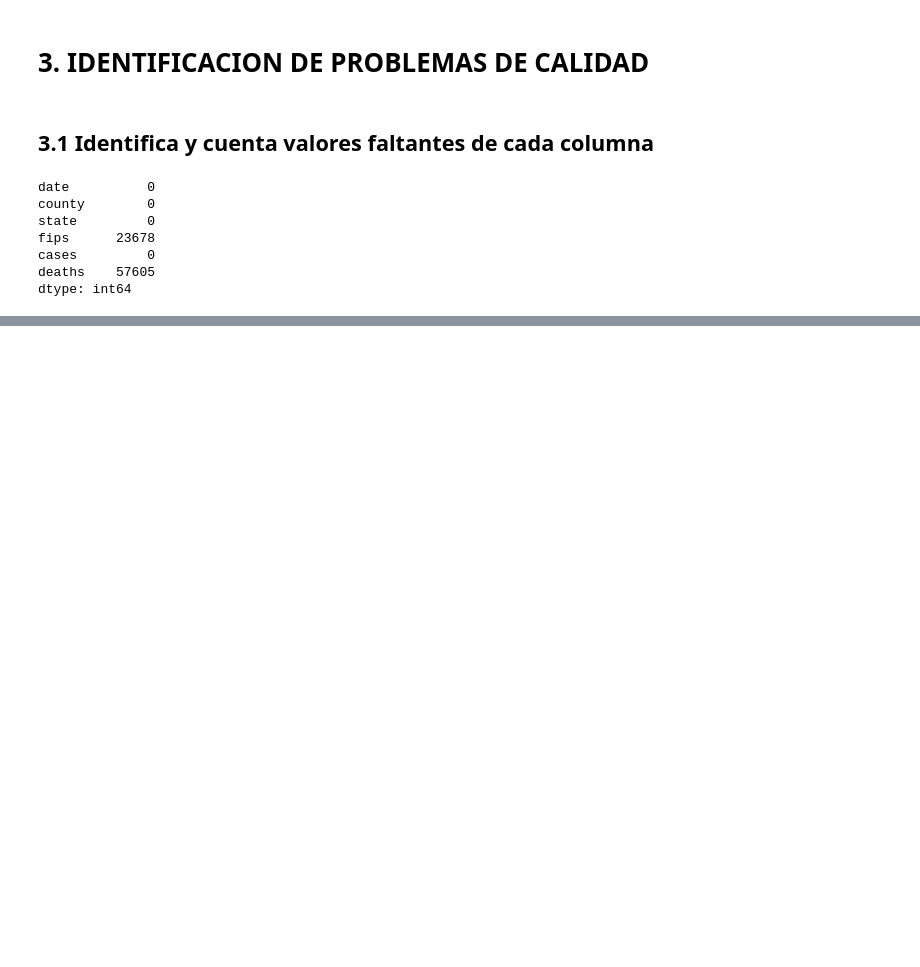
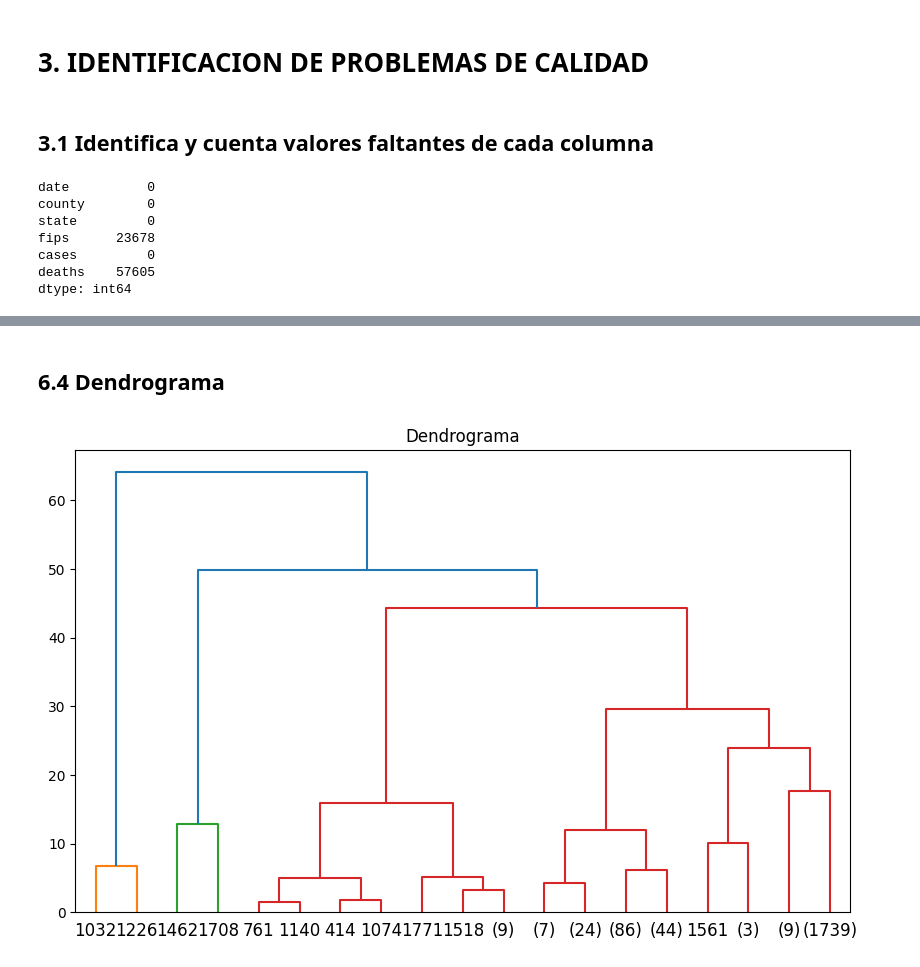
Before and after one commit to SkyDavid02/Act11-Cl-ster, a Jupyter notebook: App.ipynb, the cells around one changed output, grey strips where cells are left out. Drawn from its saved outputs; the diff is of its cells as text; code cells hidden in the pictures; blank space fills up the shorter version.

```diff
--- a/App.ipynb
+++ b/App.ipynb
@@ -65,0 +116,5 @@ dtype: int64
+# %%
+df_grouped = df.groupby("county").agg({
+    "cases": "max",
+    "deaths": "max"
+}).reset_index()
@@ -65,0 +228,11 @@ dtype: int64
+# %% [markdown]
+## **6.4 Dendrograma**
+# %%
+linked = linkage(X_scaled, method='ward')
+
+plt.figure(figsize=(10, 6))
+dendrogram(linked, truncate_mode='level', p=5)
+plt.title("Dendrograma")
+plt.show()
+# %% [output]
+[figure, added]
```
Also changed, not shown: parts of 26 cells of this notebook.
